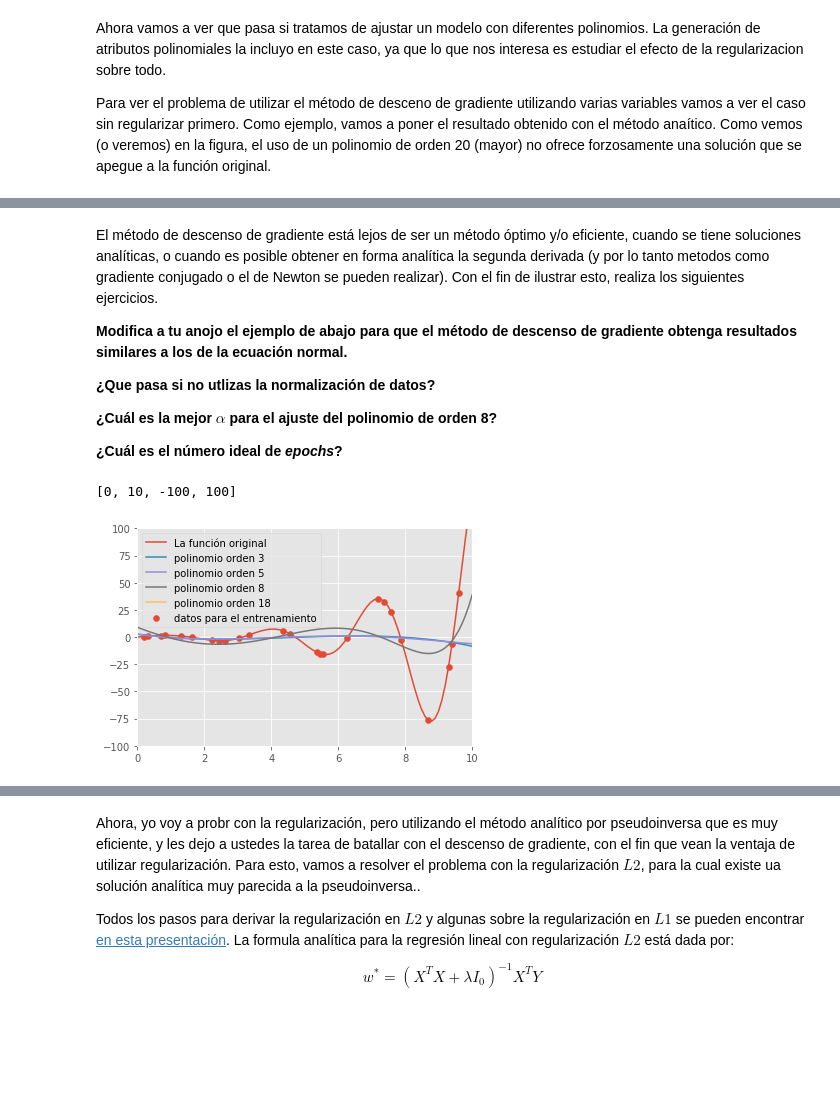
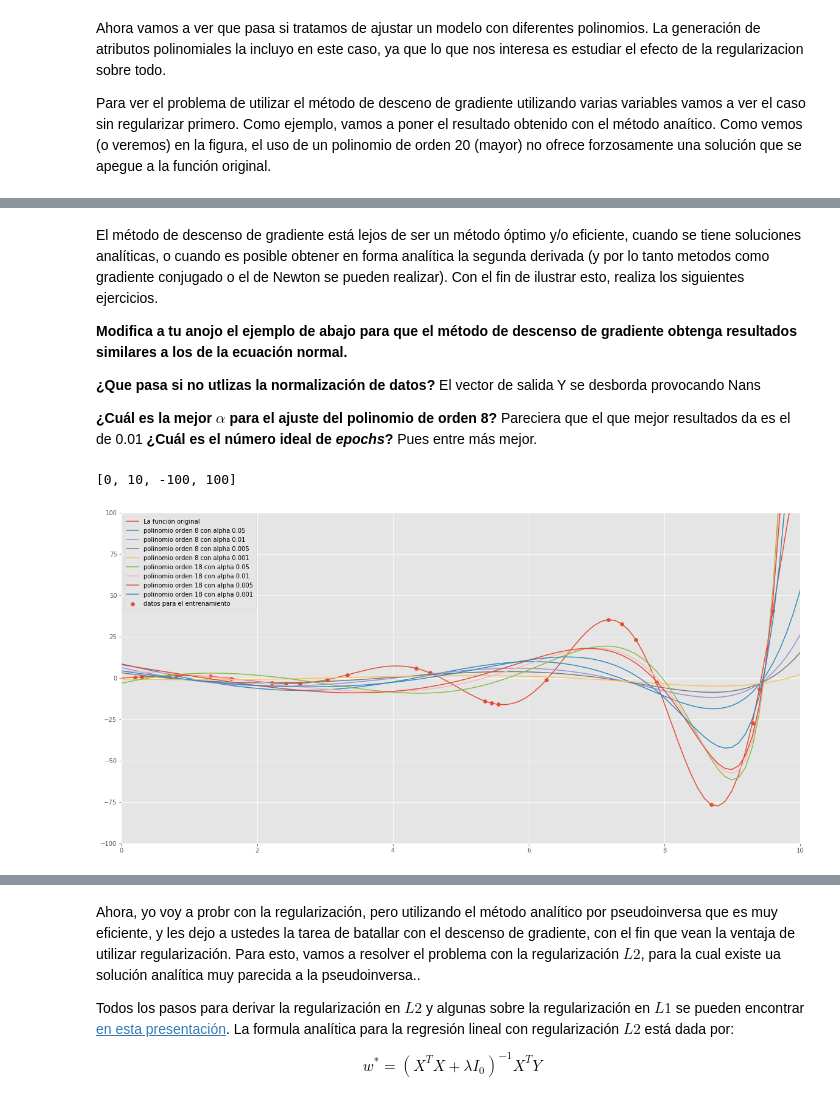
Before and after one commit to Franko1307/redes-neuronales-unison, a Jupyter notebook: neurona_lineal/neurona_lineal.ipynb, the cells around one changed output, grey strips where cells are left out. Cells and saved outputs as stored; diff of their text form; code cells hidden in the pictures; blank space fills up the shorter version.

```diff
--- a/neurona_lineal/neurona_lineal.ipynb
+++ b/neurona_lineal/neurona_lineal.ipynb
@@ -451,35 +452,38 @@ El método de descenso de gradiente está lejos de ser un método óptimo y/o ef
 resultados similares a los de la ecuación normal.**
 
 **¿Que pasa si no utlizas la normalización de datos?**
+El vector de salida Y se desborda provocando Nans
 
 **¿Cuál es la mejor $\alpha$ para el ajuste del polinomio de orden 8?**
-
+Pareciera que el que mejor resultados da es el de 0.01
 **¿Cuál es el número ideal de *epochs*?**
+Pues entre más mejor.
 # %%
 
 plt.plot(x_plot, f(x_plot), label="La función original")
 plt.scatter(x, y, label="datos para el entrenamiento")
 
-for g in [3, 5, 8, 18]:
+for g in [8,18]:
+    for alpha in [.05,.01,.005,.001]:
+        # Expansión a un polinomio de orden ng
+        x_g = np.power(x.reshape(-1,1), range(1, g + 1))
+        m, d = obtiene_medias_desviaciones(x_g)
+        x_g = normaliza(x_g, m, d)
 
-    # Expansión a un polinomio de orden ng
-    x_g = np.power(x.reshape(-1,1), range(1, g + 1))
-    m, d = obtiene_medias_desviaciones(x_g)
-    x_g = normaliza(x_g, m, d)
+        x_g_plot = np.power(x_plot.reshape(-1,1), range(1, g + 1))
+        x_g_plot = normaliza(x_g_plot, m, d)
 
-    x_g_plot = np.power(x_plot.reshape(-1,1), range(1, g + 1))
-    x_g_plot = normaliza(x_g_plot, m, d)
+        w_0, b_0 = np.random.randn(g), 0.0
+        w, b, _ = descenso_gradiente_lotes(x_g, y, w_0, b_0, alpha, 100000)
 
-    w_0, b_0 = np.random.randn(g), 0.0
-    w, b, _ = descenso_gradiente_lotes(x_g, y, w_0, b_0, 0.2, 10000)
-
-    y_g = x_g_plot @ w + b
-
-    plt.plot(x_plot, y_g, label="polinomio orden {}".format(g))
+        y_g = x_g_plot @ w + b
+        # print("xplot: ", x_plot, " y: ", y_g)
+        # print("y_g: ", y_g)
+        plt.plot(x_plot, y_g, label= f'polinomio orden {g} con alpha {alpha}')
 
 plt.legend()
 plt.axis([0, 10, -100, 100])
 # %% [output]
 [0, 10, -100, 100]
-[figure, old version]
+[figure, new version]
 # %% [markdown]
```
Also changed, not shown: parts of 14 cells of this notebook.
